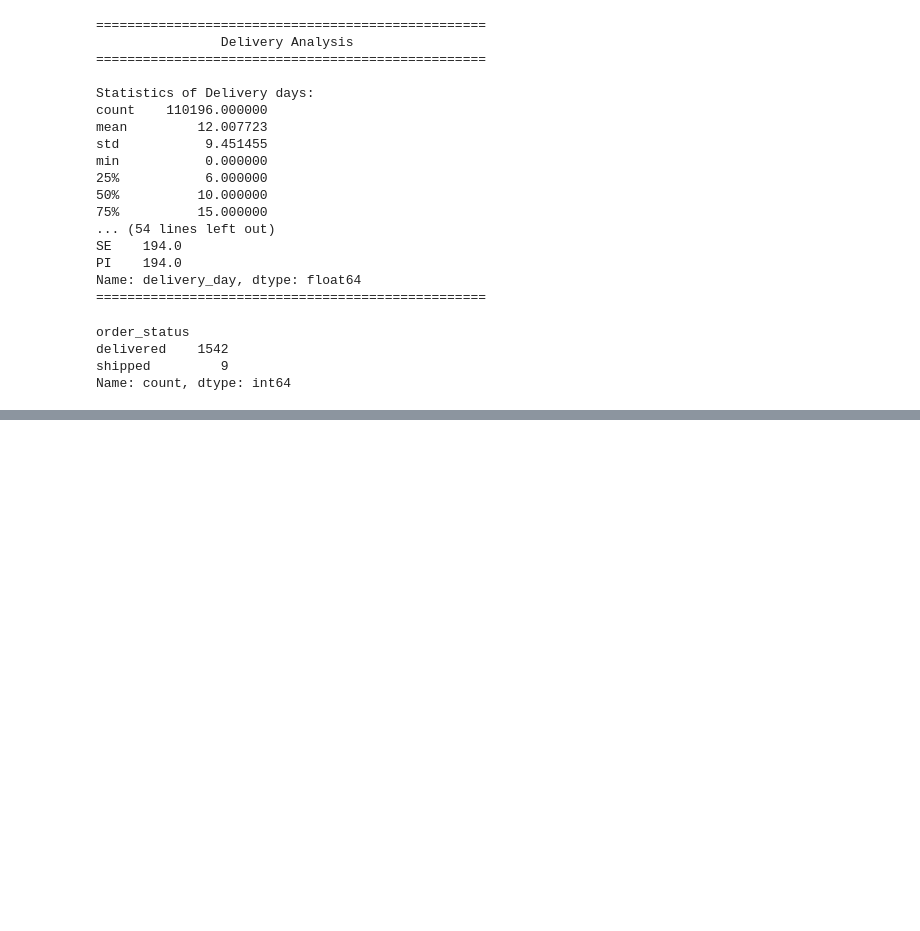
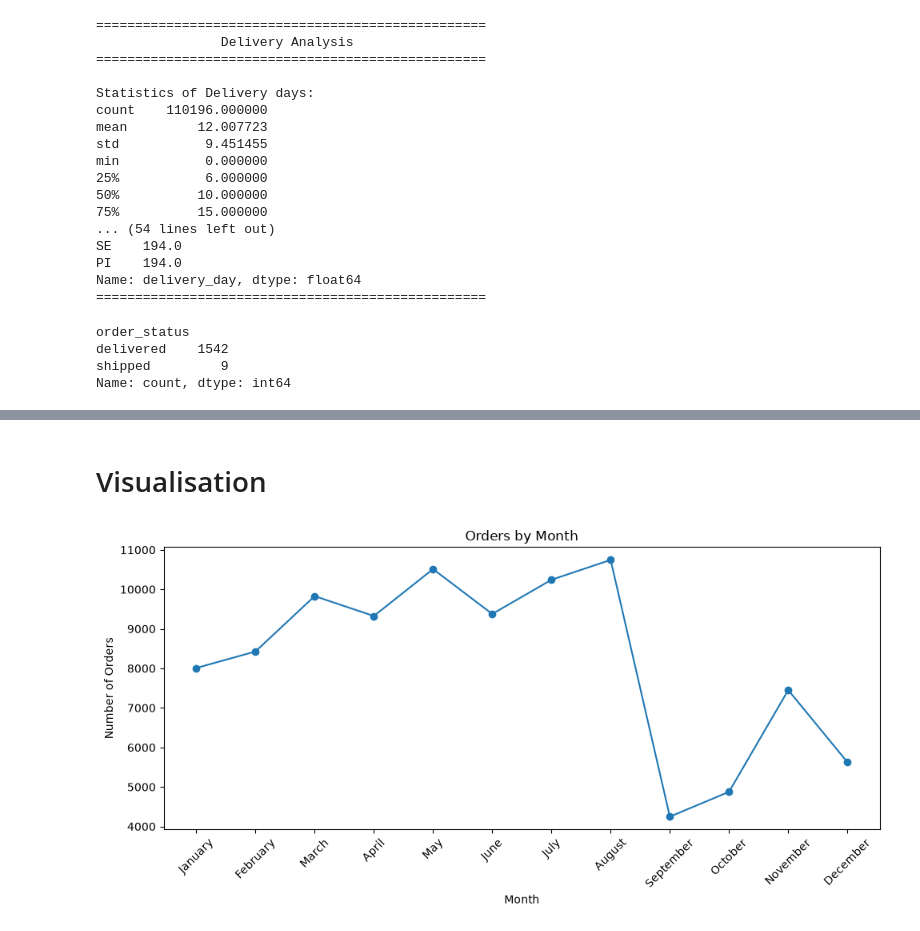
Before and after one commit to Rayyan-2205/ecommerce-sales-analytics, a Jupyter notebook: notebook/analysis.ipynb, the cells around one changed output, grey strips where cells are left out. Cells and saved outputs as stored; diff of their text form; code cells hidden in the pictures; blank space fills up the shorter version.

Commit message:
project is completed

```diff
--- a/notebook/analysis.ipynb
+++ b/notebook/analysis.ipynb
@@ -1780,3 +1740,31 @@ negative_shipping[
 | 689 | 2018-07-05 16:32:49 | 2018-07-05 15:26:00 | -1.113611 |
 | 742 | 2018-08-09 15:05:34 | 2018-08-09 14:04:00 | -1.026111 |
 | 757 | 2018-04-24 18:48:58 | 2018-04-24 17:18:38 | -1.505556 |
+# %% [markdown]
+# Visualisation
+# %%
+orders = orders_by_month(master_df).reset_index()
+# %%
+plt.figure(figsize=(10,5))
+
+plt.plot(
+    orders["month"],
+    orders["order_id"],
+    marker="o"
+)
+
+plt.title("Orders by Month")
+plt.xlabel("Month")
+plt.ylabel("Number of Orders")
+
+plt.xticks(rotation=45)
+
+plt.tight_layout()
+
+plt.savefig(r"C:\Users\Admin\OneDrive\Desktop\project\p2\reports\images/orders_by_month.png")
+
+plt.show()
+
+plt.close()
+# %% [output]
+[figure, added]
```
Also changed, not shown: parts of 25 cells of this notebook, 10 other files.
